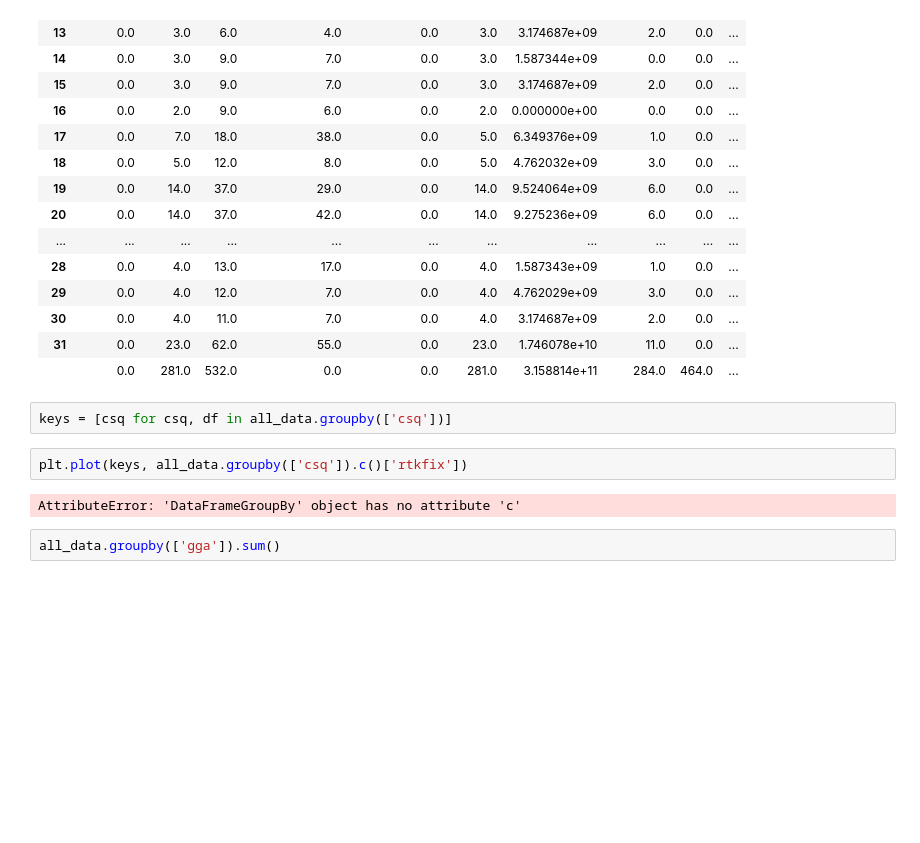
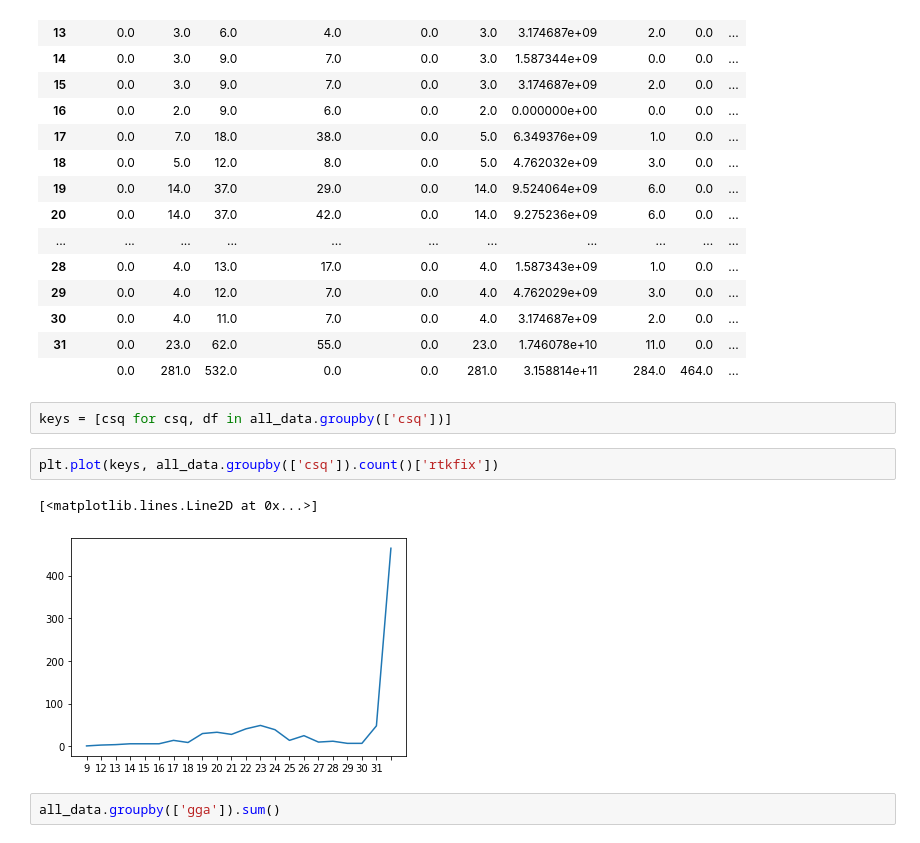
Before and after one commit to GTrunSec/Jupyter-data-science-environment, a Jupyter notebook: notebook/rtk.ipynb, the cells around one changed output. Cells and saved outputs as stored; diff of their text form; blank space fills up the shorter version.

```diff
--- a/notebook/rtk.ipynb
+++ b/notebook/rtk.ipynb
@@ -103,9 +103,10 @@ all_data.groupby(['csq']).sum()
 # %%
 keys = [csq for csq, df in all_data.groupby(['csq'])]
 # %%
-plt.plot(keys, all_data.groupby(['csq']).c()['rtkfix'])
+plt.plot(keys, all_data.groupby(['csq']).count()['rtkfix'])
 # %% [output]
-AttributeError: 'DataFrameGroupBy' object has no attribute 'c'
+[<matplotlib.lines.Line2D at 0x...>]
+[figure, added]
 # %%
 all_data.groupby(['gga']).sum()
 # %% [output]
```
Also changed, not shown: parts of 3 cells of this notebook, 2 other files.
